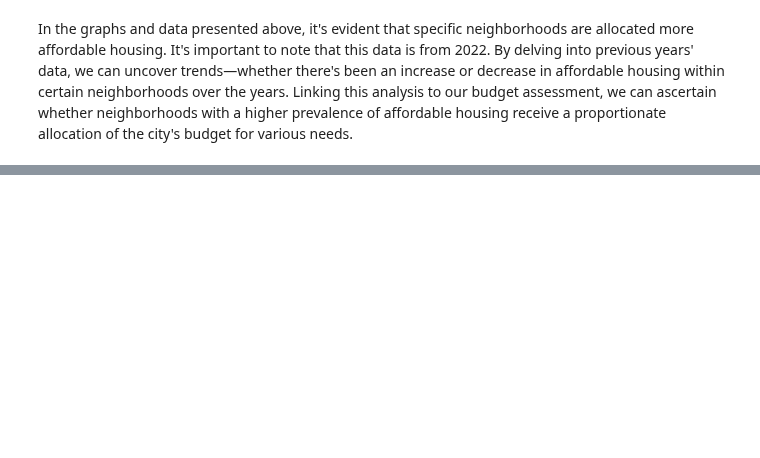
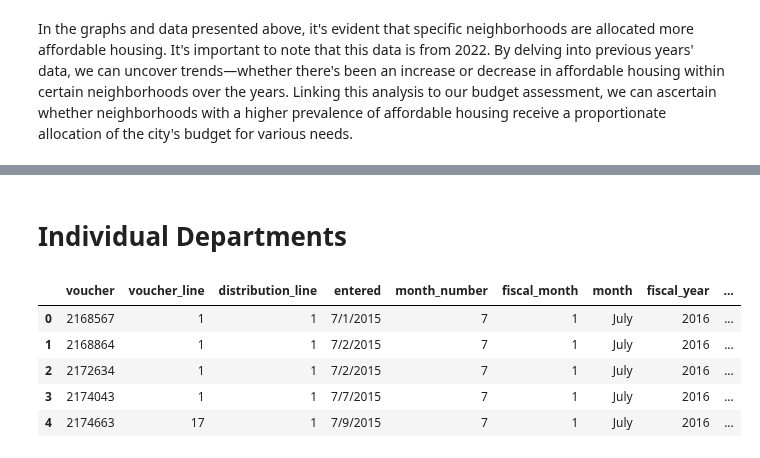
Before and after one commit to BU-Spark/ds-boston-city-budget, a Jupyter notebook: fa23-team-f/Extension/ExtensionExploration.ipynb, the cells around one changed output, grey strips where cells are left out. Saved outputs shown, nothing was run; the diff lists cells and outputs as text; code cells hidden in the pictures; blank space fills up the shorter version.

```diff
--- a/fa23-team-f/Extension/ExtensionExploration.ipynb
+++ b/fa23-team-f/Extension/ExtensionExploration.ipynb
@@ -103,0 +127,2 @@ In the graphs and data presented above, it's evident that specific neighborhoods
+# %% [markdown]
+# Individual Departments
@@ -103,0 +133,9 @@ In the graphs and data presented above, it's evident that specific neighborhoods
+# %%
+df.head()
+# %% [output]
+|  | voucher | voucher_line | distribution_line | entered | month_number | fiscal_month | month | fiscal_year | ... |
+| 0 | 2168567 | 1 | 1 | 7/1/2015 | 7 | 1 | July | 2016 | ... |
+| 1 | 2168864 | 1 | 1 | 7/2/2015 | 7 | 1 | July | 2016 | ... |
+| 2 | 2172634 | 1 | 1 | 7/2/2015 | 7 | 1 | July | 2016 | ... |
+| 3 | 2174043 | 1 | 1 | 7/7/2015 | 7 | 1 | July | 2016 | ... |
+| 4 | 2174663 | 17 | 1 | 7/9/2015 | 7 | 1 | July | 2016 | ... |
```
Also changed, not shown: parts of 11 cells of this notebook, 3 other files.
